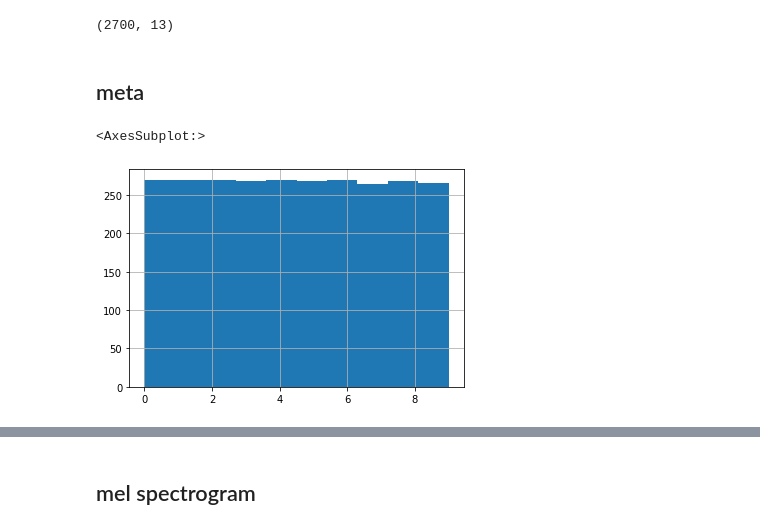
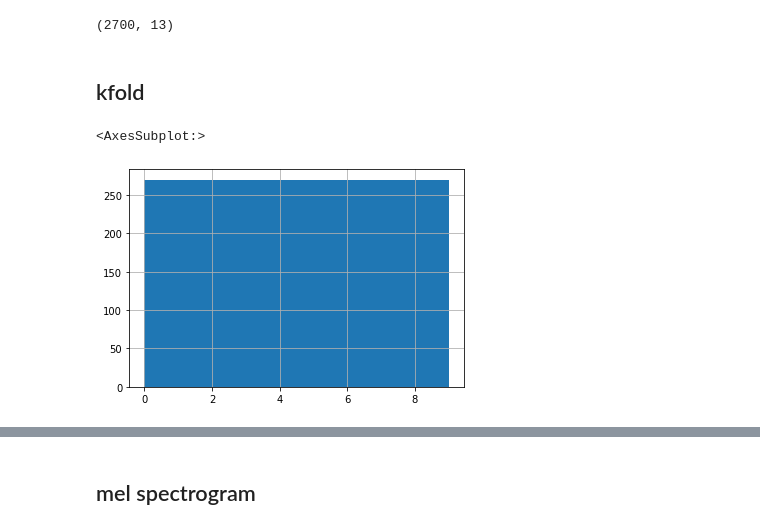
Before and after one commit to shin04/B4Lecture-2021, a Jupyter notebook: ex_9/kajiwara/notebooks/EDA.ipynb, the cells around one changed output, grey strips where cells are left out. Drawn from its saved outputs; the diff is of its cells as text; code cells hidden in the pictures.

```diff
--- a/ex_9/kajiwara/notebooks/EDA.ipynb
+++ b/ex_9/kajiwara/notebooks/EDA.ipynb
@@ -154,10 +154,10 @@ features.shape
 # %% [output]
 (2700, 13)
 # %% [markdown]
-## meta
+## kfold
 # %%
-new_meta['label'].hist()
+meta['label'].hist()
 # %% [output]
 <AxesSubplot:>
-[figure, old version]
+[figure, new version]
 # %%
```
Also changed, not shown: parts of 24 cells of this notebook, 4 other files.
